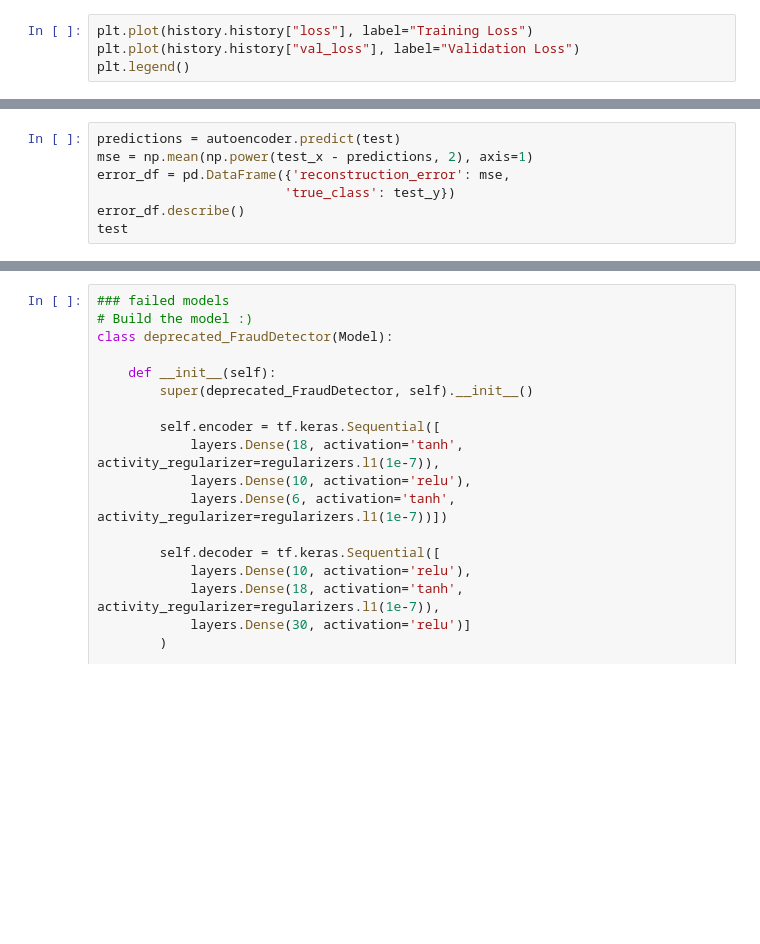
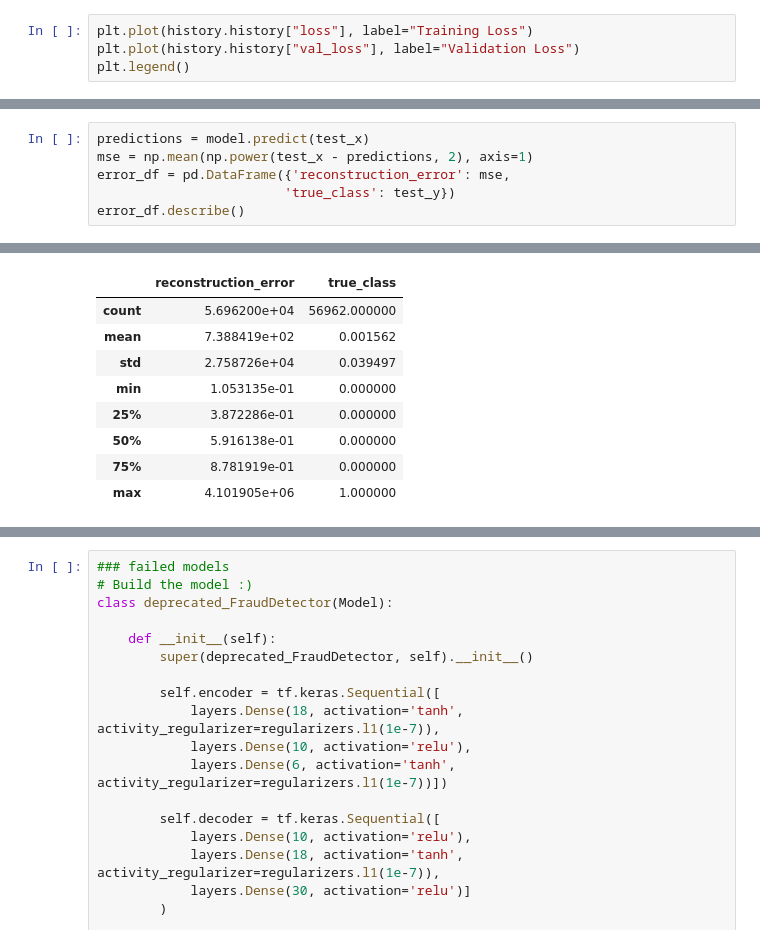
Before and after one commit to autrefois/SAD, a Jupyter notebook: train/train-tf.ipynb, the cells around one changed output, grey strips where cells are left out. Saved outputs shown, nothing was run; the diff lists cells and outputs as text; blank space fills up the shorter version.

```diff
--- a/train/train-tf.ipynb
+++ b/train/train-tf.ipynb
@@ -257,7 +283,7 @@ mse
 # %%
-predictions = autoencoder.predict(test)
+predictions = model.predict(test_x)
 mse = np.mean(np.power(test_x - predictions, 2), axis=1)
 error_df = pd.DataFrame({'reconstruction_error': mse,
                         'true_class': test_y})
 error_df.describe()
-test
+# %% [output]
@@ -264,3 +292,12 @@ test
+|  | reconstruction_error | true_class |
+| count | 5.696200e+04 | 56962.000000 |
+| mean | 7.388419e+02 | 0.001562 |
+| std | 2.758726e+04 | 0.039497 |
+| min | 1.053135e-01 | 0.000000 |
+| 25% | 3.872286e-01 | 0.000000 |
+| 50% | 5.916138e-01 | 0.000000 |
+| 75% | 8.781919e-01 | 0.000000 |
+| max | 4.101905e+06 | 1.000000 |
 # %%
 # Reconstruction error without fraud
 fig = plt.figure()
```
Also changed, not shown: parts of 20 cells of this notebook.
